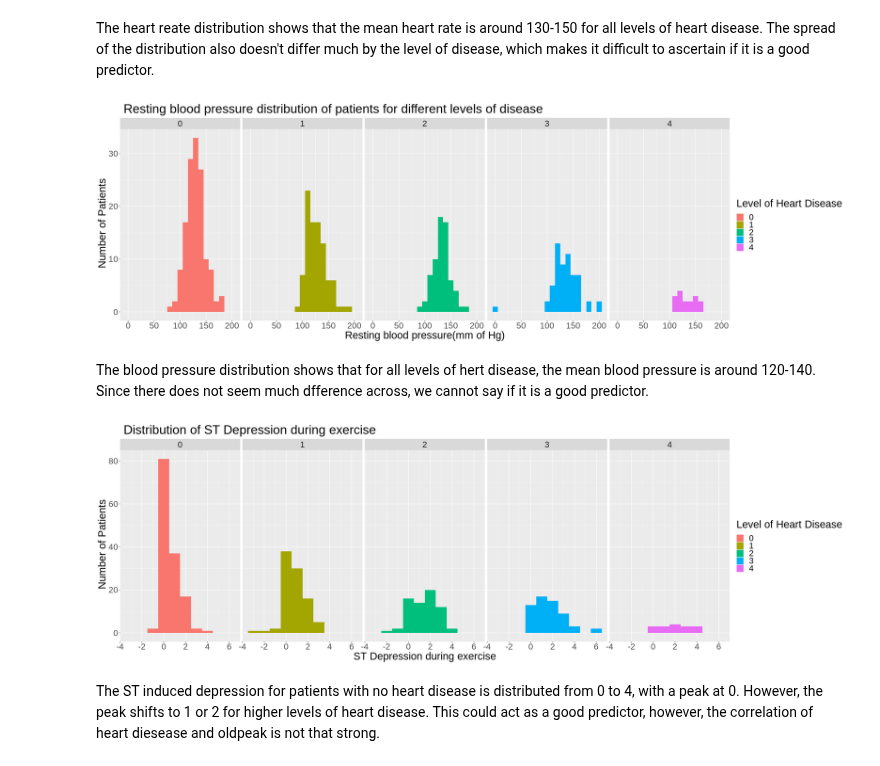
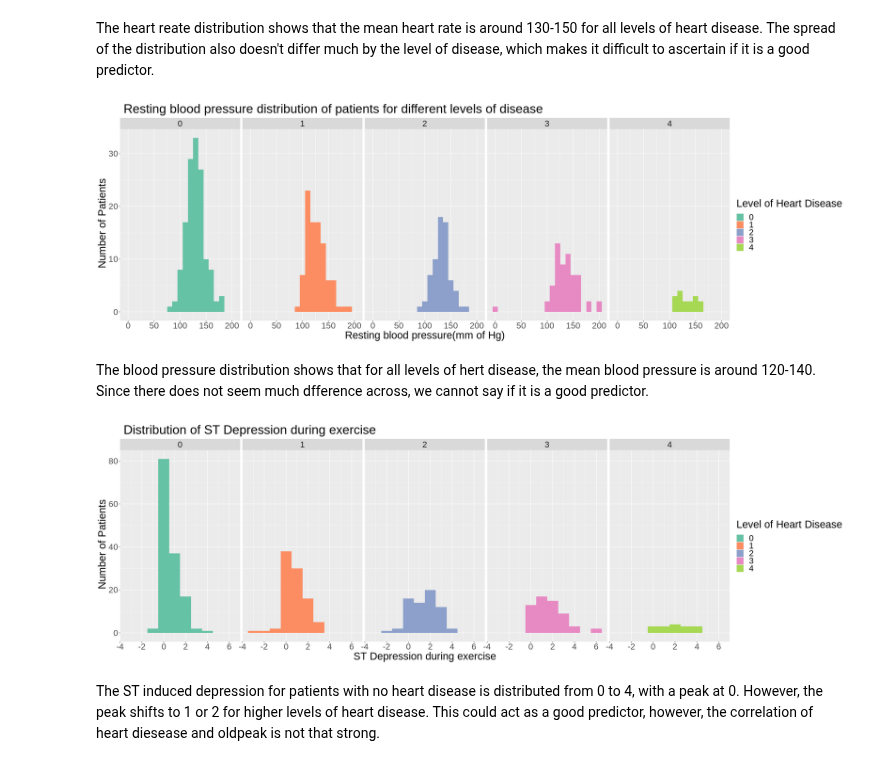
Before and after one commit to sachit-sharma/dsci-100-group-project-group53, a Jupyter notebook: project_report.ipynb, the cells around one changed output. Drawn from its saved outputs; the diff is of its cells as text; code cells hidden in the pictures.

```diff
--- a/project_report.ipynb
+++ b/project_report.ipynb
@@ -230,15 +231,15 @@ The heart reate distribution shows that the mean heart rate is around 130-150 fo
 # %%
 options(repr.plot.width = 25, repr.plot.height = 8)
 bp_hist <- ggplot(heart_disease_train,  aes(x = trestbps, fill = class))  +
                geom_histogram(binwidth = 10) +
                labs(x = "Resting blood pressure(mm of Hg)",  y = " Number of Patients", fill = "Level of Heart Disease") +
                facet_grid(cols = vars(class)) +
-               scale_color_brewer(palette = "Set2") +
+               scale_fill_brewer(palette = "Set2") +
                ggtitle(" Resting blood pressure distribution of patients for different levels of disease" ) +
              theme(text = element_text(size = 25))
 bp_hist
 # %% [output]
-[figure, old version]
+[figure, new version]
 # %% [markdown]
 The blood pressure distribution shows that for all levels of hert disease, the mean blood pressure is around 120-140. Since there does not seem much dfference across, we cannot say if it is a good predictor.
 # %%
@@ -247,12 +248,12 @@ old_peak_hist <- ggplot(heart_disease_train,  aes(x = oldpeak, fill = class))  +
                geom_histogram(binwidth = 1) +
                labs(x = "ST Depression during exercise",  y = " Number of Patients", fill = "Level of Heart Disease") +
                facet_grid(cols = vars(class)) +
-               scale_color_brewer(palette = "Set2") +
+               scale_fill_brewer(palette = "Set2") +
                ggtitle(" Distribution of ST Depression during exercise" ) +
              theme(text = element_text(size = 25))
 old_peak_hist
 # %% [output]
-[figure, old version]
+[figure, new version]
 # %% [markdown]
 The ST induced depression for patients with no heart disease is distributed from 0 to 4, with a peak at 0. However, the peak shifts to 1 or 2 for higher levels of heart disease. This could act as a good predictor, however, the correlation of heart diesease and oldpeak is not that strong.
 # %% [markdown]
```
Also changed, not shown: parts of 27 cells of this notebook.
